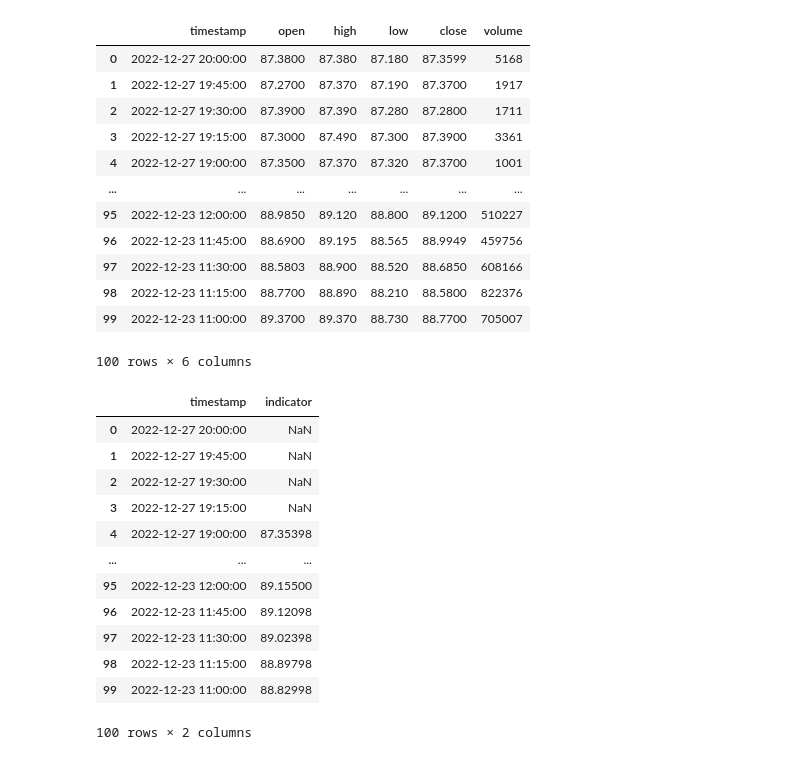
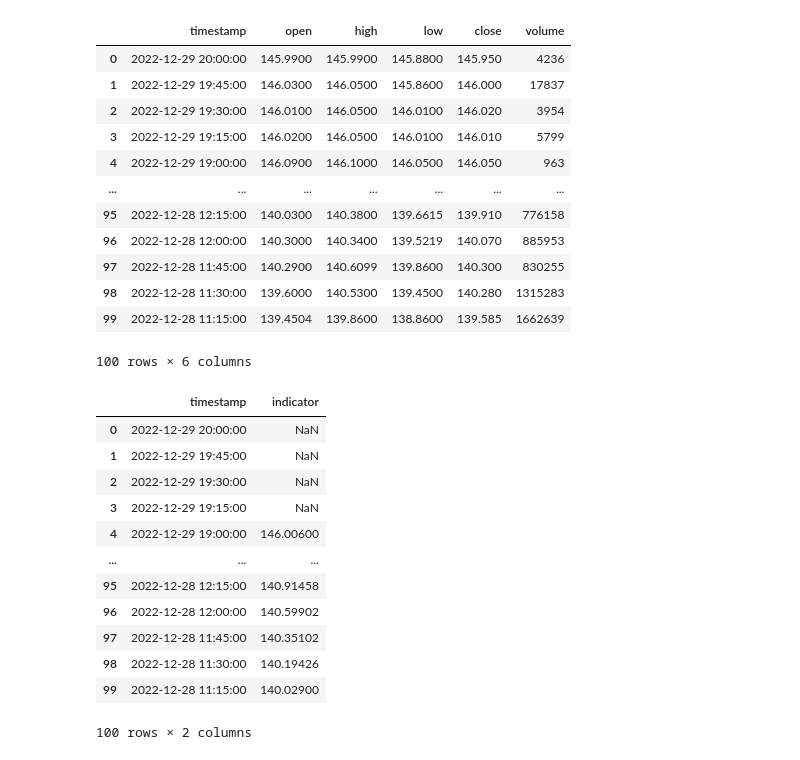
Before and after one commit to Ankitarora2/AlgoBulls, a Jupyter notebook: solution.ipynb, the cells around one changed output. Drawn from its saved outputs; the diff is of its cells as text; code cells hidden in the pictures.

```diff
--- a/solution.ipynb
+++ b/solution.ipynb
@@ -58,39 +58,39 @@ def indicator1(df , timeperiod):
 # %%
 script = ScriptData()
 # %%
-script.fetch_intraday_data('GOOGL')
-df = script.convert_intraday_data('GOOGL')
+script.fetch_intraday_data('NVDA')
+df = script.convert_intraday_data('NVDA')
 df
 # %% [output]
 |  | timestamp | open | high | low | close | volume |
-| 0 | 2022-12-27 20:00:00 | 87.3800 | 87.380 | 87.180 | 87.3599 | 5168 |
-| 1 | 2022-12-27 19:45:00 | 87.2700 | 87.370 | 87.190 | 87.3700 | 1917 |
-| 2 | 2022-12-27 19:30:00 | 87.3900 | 87.390 | 87.280 | 87.2800 | 1711 |
-| 3 | 2022-12-27 19:15:00 | 87.3000 | 87.490 | 87.300 | 87.3900 | 3361 |
-| 4 | 2022-12-27 19:00:00 | 87.3500 | 87.370 | 87.320 | 87.3700 | 1001 |
+| 0 | 2022-12-29 20:00:00 | 145.9900 | 145.9900 | 145.8800 | 145.950 | 4236 |
+| 1 | 2022-12-29 19:45:00 | 146.0300 | 146.0500 | 145.8600 | 146.000 | 17837 |
+| 2 | 2022-12-29 19:30:00 | 146.0100 | 146.0500 | 146.0100 | 146.020 | 3954 |
+| 3 | 2022-12-29 19:15:00 | 146.0200 | 146.0500 | 146.0100 | 146.010 | 5799 |
+| 4 | 2022-12-29 19:00:00 | 146.0900 | 146.1000 | 146.0500 | 146.050 | 963 |
 | ... | ... | ... | ... | ... | ... | ... |
-| 95 | 2022-12-23 12:00:00 | 88.9850 | 89.120 | 88.800 | 89.1200 | 510227 |
-| 96 | 2022-12-23 11:45:00 | 88.6900 | 89.195 | 88.565 | 88.9949 | 459756 |
-| 97 | 2022-12-23 11:30:00 | 88.5803 | 88.900 | 88.520 | 88.6850 | 608166 |
-| 98 | 2022-12-23 11:15:00 | 88.7700 | 88.890 | 88.210 | 88.5800 | 822376 |
-| 99 | 2022-12-23 11:00:00 | 89.3700 | 89.370 | 88.730 | 88.7700 | 705007 |
+| 95 | 2022-12-28 12:15:00 | 140.0300 | 140.3800 | 139.6615 | 139.910 | 776158 |
+| 96 | 2022-12-28 12:00:00 | 140.3000 | 140.3400 | 139.5219 | 140.070 | 885953 |
+| 97 | 2022-12-28 11:45:00 | 140.2900 | 140.6099 | 139.8600 | 140.300 | 830255 |
+| 98 | 2022-12-28 11:30:00 | 139.6000 | 140.5300 | 139.4500 | 140.280 | 1315283 |
+| 99 | 2022-12-28 11:15:00 | 139.4504 | 139.8600 | 138.8600 | 139.585 | 1662639 |
 100 rows × 6 columns
 # %%
 
 indicator1(df, timeperiod= 5)
 # %% [output]
 |  | timestamp | indicator |
-| 0 | 2022-12-27 20:00:00 | NaN |
-| 1 | 2022-12-27 19:45:00 | NaN |
-| 2 | 2022-12-27 19:30:00 | NaN |
-| 3 | 2022-12-27 19:15:00 | NaN |
-| 4 | 2022-12-27 19:00:00 | 87.35398 |
+| 0 | 2022-12-29 20:00:00 | NaN |
+| 1 | 2022-12-29 19:45:00 | NaN |
+| 2 | 2022-12-29 19:30:00 | NaN |
+| 3 | 2022-12-29 19:15:00 | NaN |
+| 4 | 2022-12-29 19:00:00 | 146.00600 |
 | ... | ... | ... |
-| 95 | 2022-12-23 12:00:00 | 89.15500 |
-| 96 | 2022-12-23 11:45:00 | 89.12098 |
-| 97 | 2022-12-23 11:30:00 | 89.02398 |
-| 98 | 2022-12-23 11:15:00 | 88.89798 |
-| 99 | 2022-12-23 11:00:00 | 88.82998 |
+| 95 | 2022-12-28 12:15:00 | 140.91458 |
+| 96 | 2022-12-28 12:00:00 | 140.59902 |
+| 97 | 2022-12-28 11:45:00 | 140.35102 |
+| 98 | 2022-12-28 11:30:00 | 140.19426 |
+| 99 | 2022-12-28 11:15:00 | 140.02900 |
 100 rows × 2 columns
 # %%
 # Class strategy to retrieve the buy and sell signals
```
Also changed, not shown: parts of 3 cells of this notebook, 1 other file.
